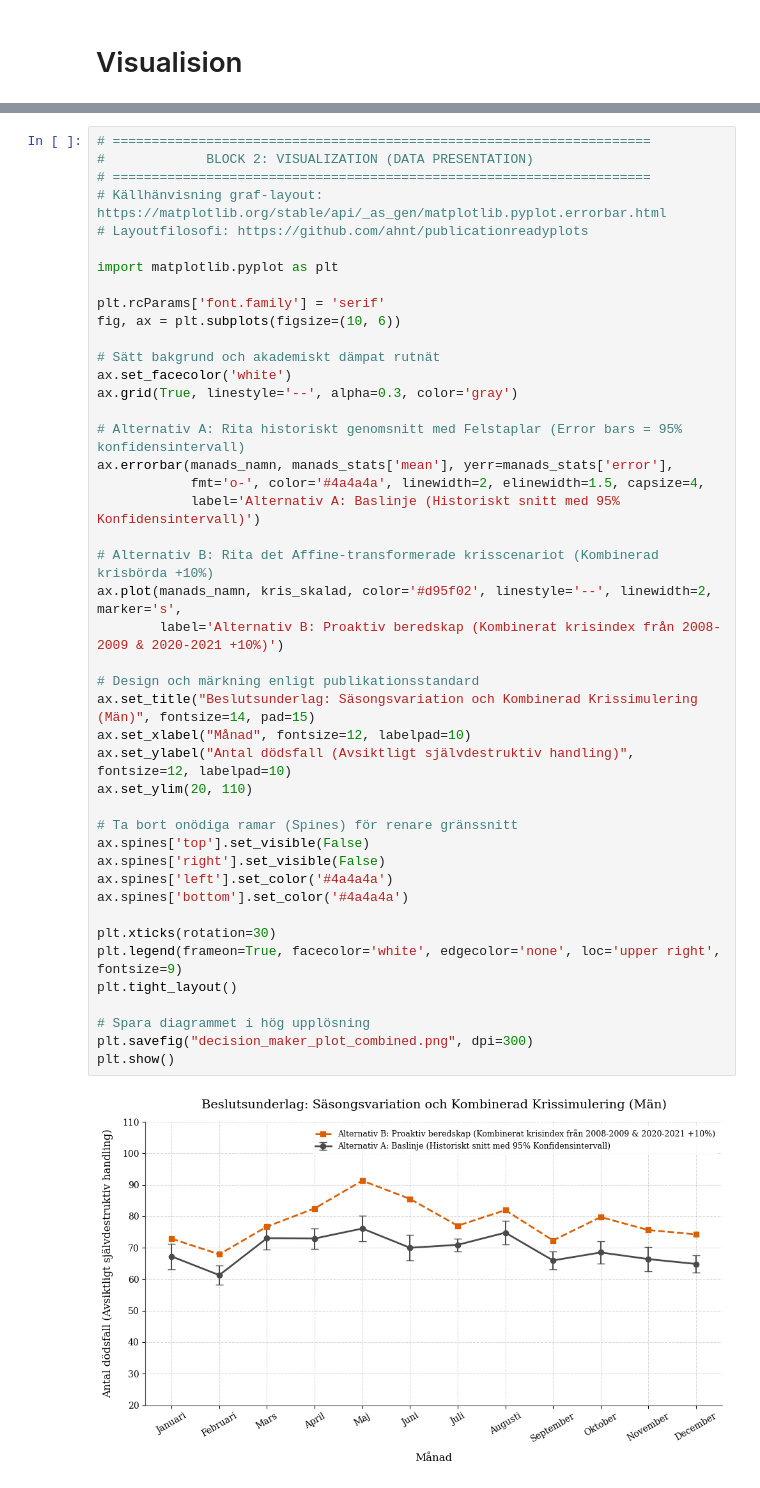
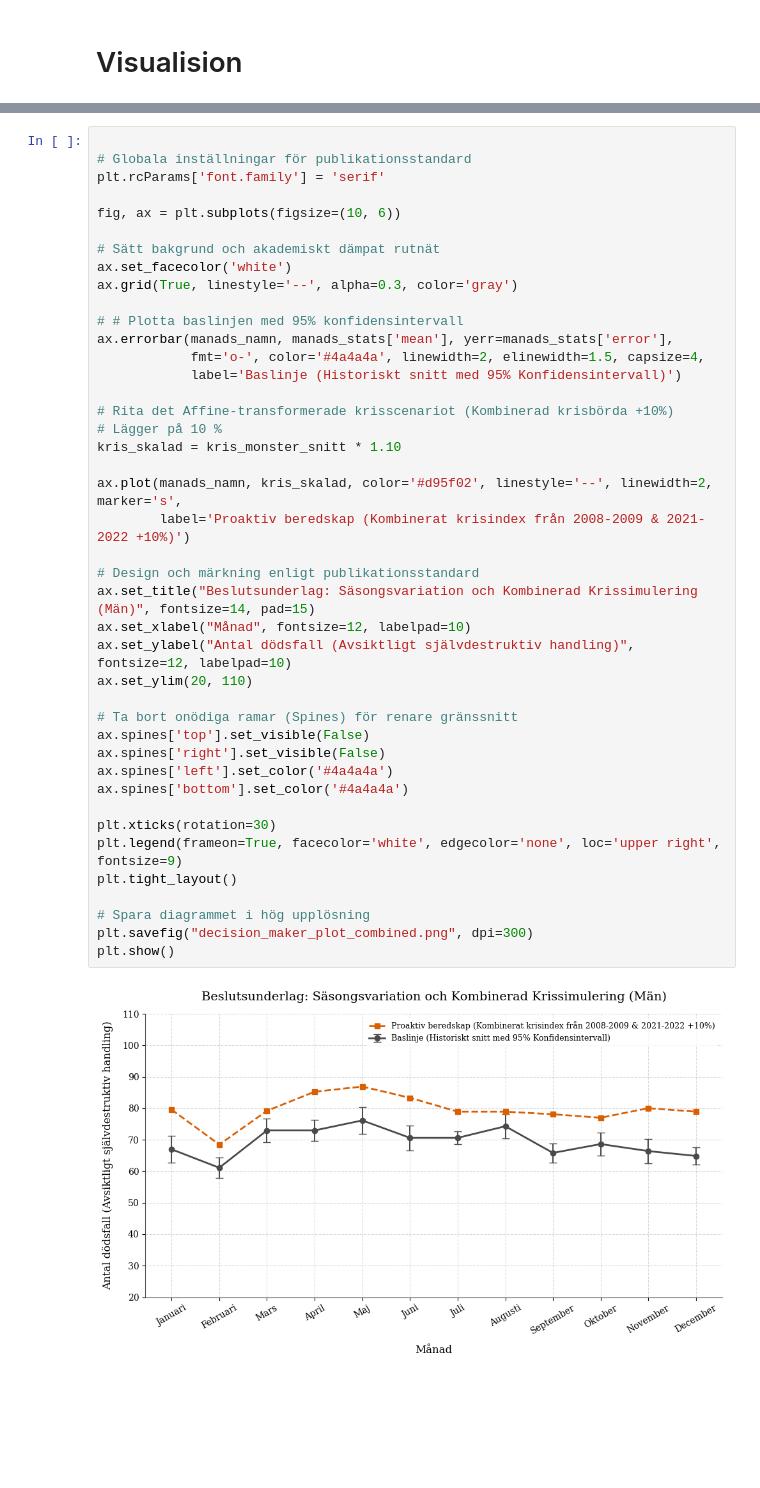
Before and after one commit to RickardAnd/projekt-grupp6, a Jupyter notebook: projekt_grupp6.ipynb, the cells around one changed output, grey strips where cells are left out. Cells and saved outputs as stored; diff of their text form; blank space fills up the shorter version.

Commit message:
Afiine plus visualition

```diff
--- a/projekt_grupp6.ipynb
+++ b/projekt_grupp6.ipynb
@@ -544,46 +619,44 @@ print("=====================================================================")
 # %%
-# =====================================================================
-#             BLOCK 2: VISUALIZATION (DATA PRESENTATION)
-# =====================================================================
-# Källhänvisning graf-layout: https://matplotlib.org/stable/api/_as_gen/matplotlib.pyplot.errorbar.html
-# Layoutfilosofi: https://github.com/ahnt/publicationreadyplots
 
-import matplotlib.pyplot as plt
+# Globala inställningar för publikationsstandard
+plt.rcParams['font.family'] = 'serif'
 
-plt.rcParams['font.family'] = 'serif'
 fig, ax = plt.subplots(figsize=(10, 6))
 
 # Sätt bakgrund och akademiskt dämpat rutnät
 ax.set_facecolor('white')
 ax.grid(True, linestyle='--', alpha=0.3, color='gray')
 
-# Alternativ A: Rita historiskt genomsnitt med Felstaplar (Error bars = 95% konfidensintervall)
+# # Plotta baslinjen med 95% konfidensintervall
 ax.errorbar(manads_namn, manads_stats['mean'], yerr=manads_stats['error'],
             fmt='o-', color='#4a4a4a', linewidth=2, elinewidth=1.5, capsize=4,
-            label='Alternativ A: Baslinje (Historiskt snitt med 95% Konfidensintervall)')
+            label='Baslinje (Historiskt snitt med 95% Konfidensintervall)')
 
-# Alternativ B: Rita det Affine-transformerade krisscenariot (Kombinerad krisbörda +10%)
+# Rita det Affine-transformerade krisscenariot (Kombinerad krisbörda +10%)
+# Lägger på 10 %
+kris_skalad = kris_monster_snitt * 1.10
+
 ax.plot(manads_namn, kris_skalad, color='#d95f02', linestyle='--', linewidth=2, marker='s',
-        label='Alternativ B: Proaktiv beredskap (Kombinerat krisindex från 2008-2009 & 2020-2021 +10%)')
+        label='Proaktiv beredskap (Kombinerat krisindex från 2008-2009 & 2021-2022 +10%)')
 
 # Design och märkning enligt publikationsstandard
 ax.set_title("Beslutsunderlag: Säsongsvariation och Kombinerad Krissimulering (Män)", fontsize=14, pad=15)
 ax.set_xlabel("Månad", fontsize=12, labelpad=10)
 ax.set_ylabel("Antal dödsfall (Avsiktligt självdestruktiv handling)", fontsize=12, labelpad=10)
 ax.set_ylim(20, 110)
 
 # Ta bort onödiga ramar (Spines) för renare gränssnitt
 ax.spines['top'].set_visible(False)
 ax.spines['right'].set_visible(False)
 ax.spines['left'].set_color('#4a4a4a')
 ax.spines['bottom'].set_color('#4a4a4a')
 
 plt.xticks(rotation=30)
 plt.legend(frameon=True, facecolor='white', edgecolor='none', loc='upper right', fontsize=9)
 plt.tight_layout()
 
 # Spara diagrammet i hög upplösning
 plt.savefig("decision_maker_plot_combined.png", dpi=300)
 plt.show()
 # %% [output]
-[figure, old version]
+[figure, new version]
```
Also changed, not shown: parts of 4 cells of this notebook, 4 other files.
